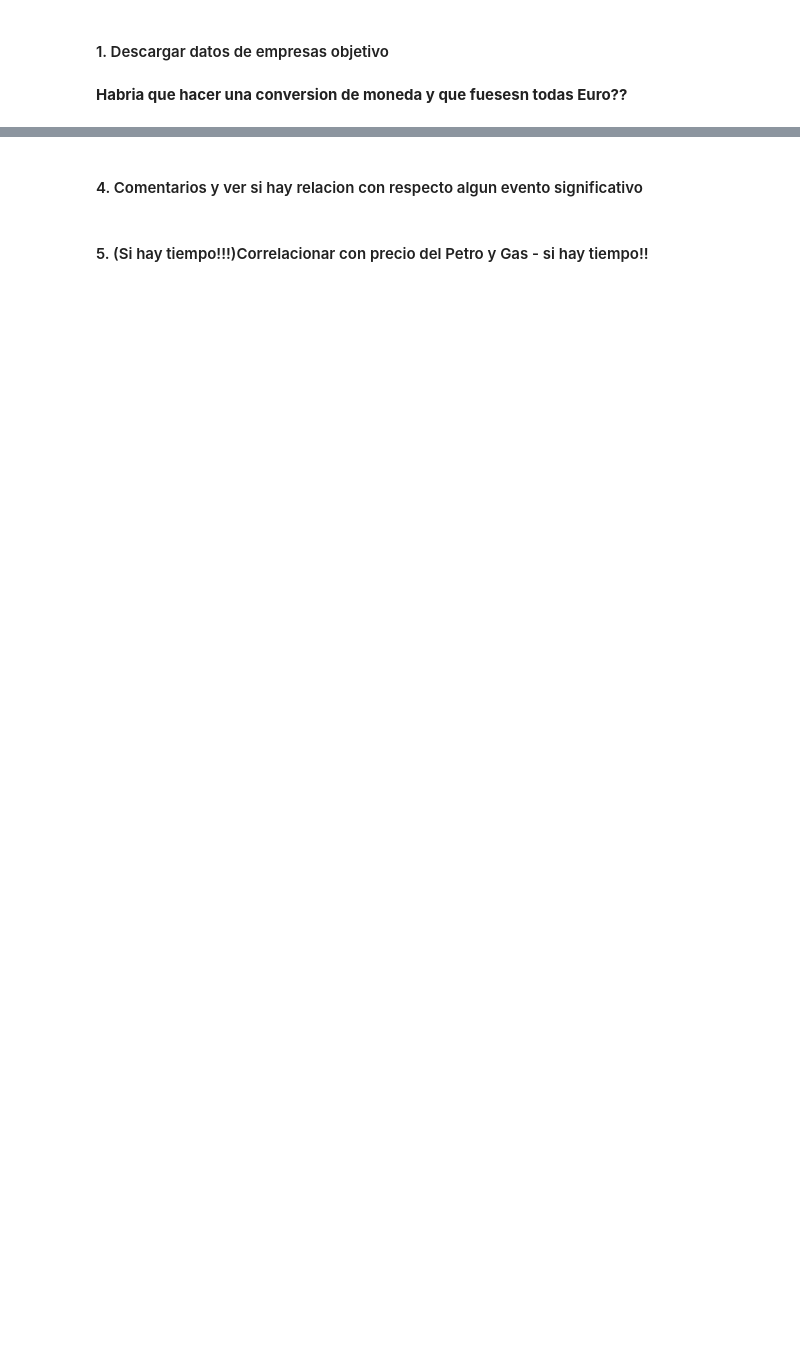
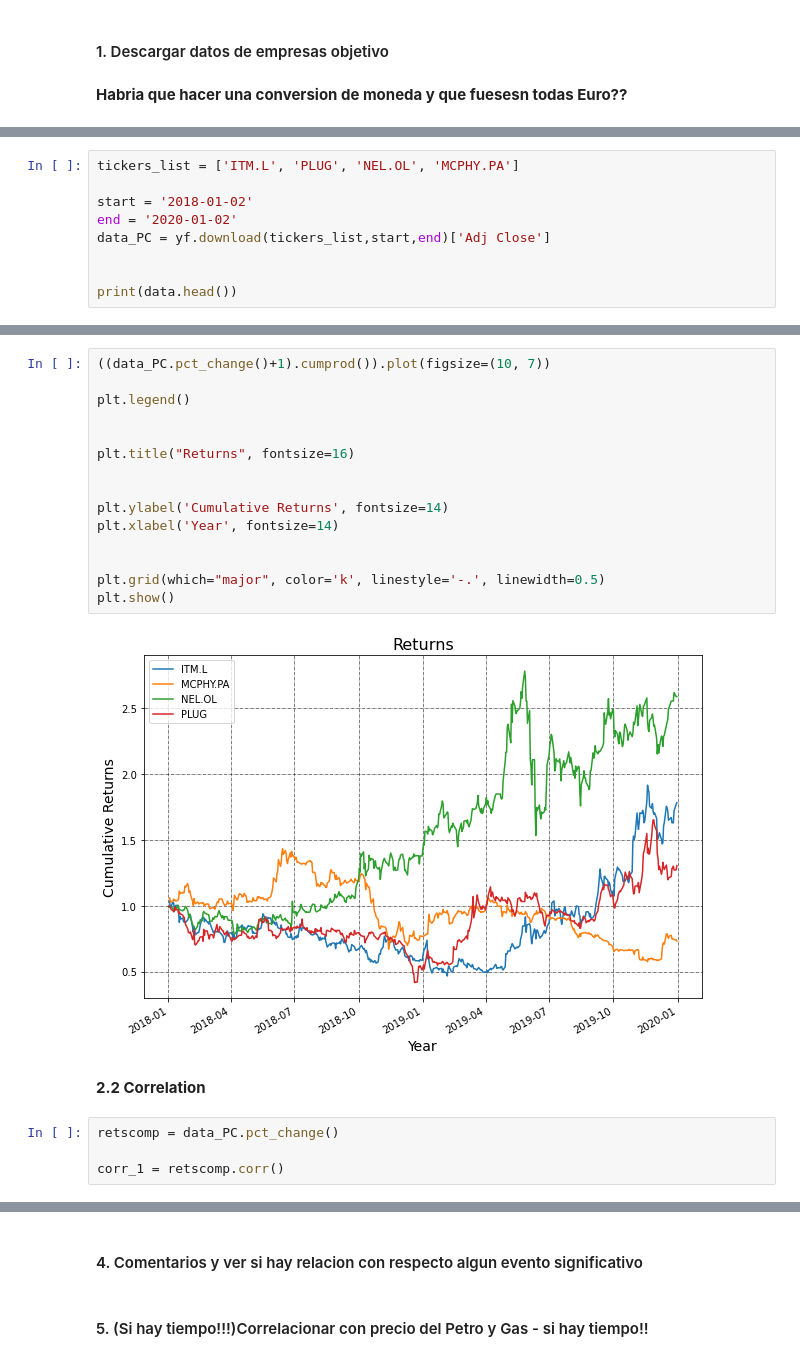
Before and after one commit to AntonioLopga12/Final_Project_IRONHACK, a Jupyter notebook: Final_Proyect_stock_data.ipynb, the cells around one changed output, grey strips where cells are left out. Saved outputs shown, nothing was run; the diff lists cells and outputs as text; blank space fills up the shorter version.

```diff
--- a/Final_Proyect_stock_data.ipynb
+++ b/Final_Proyect_stock_data.ipynb
@@ -122,0 +135,9 @@ plt.title('Stock Prices of ITM & PLUG');
+# %%
+tickers_list = ['ITM.L', 'PLUG', 'NEL.OL', 'MCPHY.PA']
+
+start = '2018-01-02'
+end = '2020-01-02'
+data_PC = yf.download(tickers_list,start,end)['Adj Close']
+
+
+print(data.head())
@@ -122,0 +153,23 @@ plt.title('Stock Prices of ITM & PLUG');
+# %%
+((data_PC.pct_change()+1).cumprod()).plot(figsize=(10, 7))
+
+plt.legend()
+
+
+plt.title("Returns", fontsize=16)
+
+
+plt.ylabel('Cumulative Returns', fontsize=14)
+plt.xlabel('Year', fontsize=14)
+
+
+plt.grid(which="major", color='k', linestyle='-.', linewidth=0.5)
+plt.show()
+# %% [output]
+[figure, added]
+# %% [markdown]
+**2.2 Correlation**
+# %%
+retscomp = data_PC.pct_change()
+
+corr_1 = retscomp.corr()
```
Also changed, not shown: parts of 24 cells of this notebook, 7 other files.
